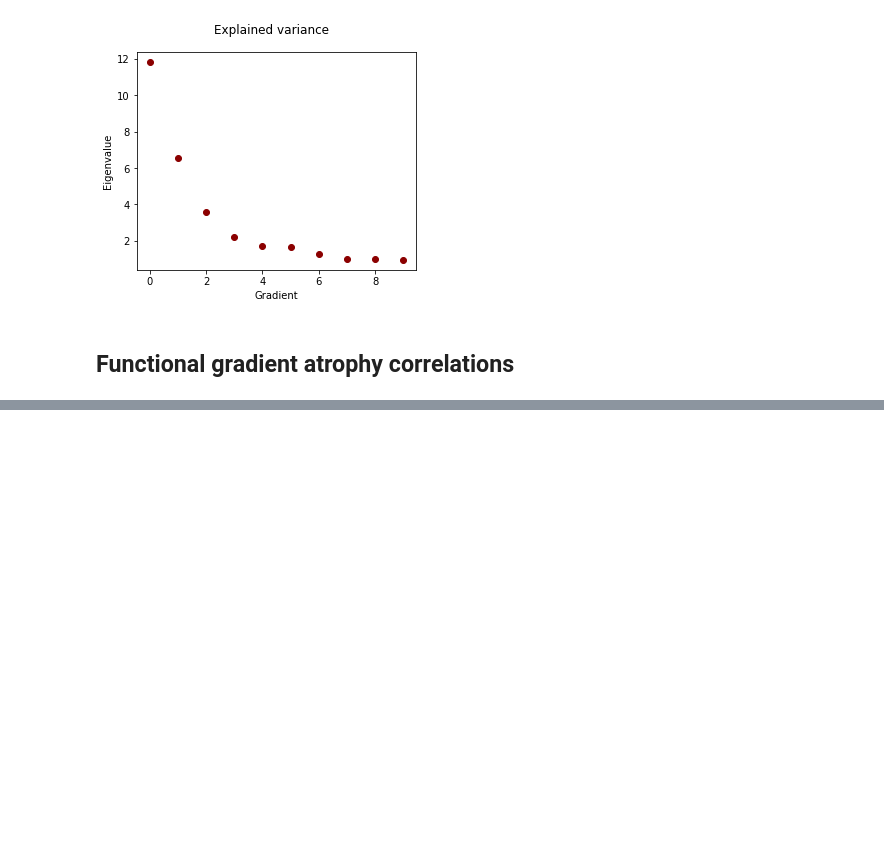
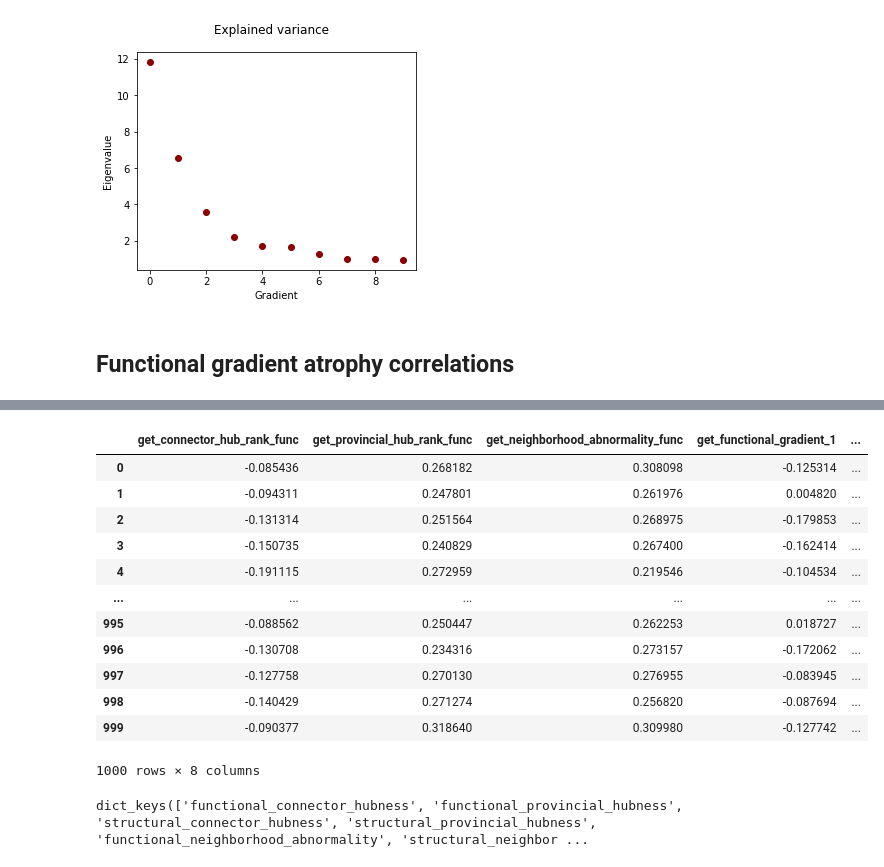
Before and after one commit to csi-hamburg/2022_petersen_aging_ct_connectivity, a Jupyter notebook: spatial_correlation_analysis.ipynb, the cells around one changed output, grey strips where cells are left out. Drawn from its saved outputs; the diff is of its cells as text; code cells hidden in the pictures; blank space fills up the shorter version.

```diff
--- a/spatial_correlation_analysis.ipynb
+++ b/spatial_correlation_analysis.ipynb
@@ -544,0 +438,31 @@ fig.savefig(output_dir/"spatial_correlations/thickbeta_funcgrad.png", dpi=300)
+# %%
+def get_betzel_permuted_scores(i, null_model_array, reference_score, functions):
+
+    null = null_model_array[:,:,i] + null_model_array[:,:,i].T
+
+    import pingouin as pg
+    import pandas as pd
+
+
+    iter_r_dict = dict()
+    iter_score_dict = dict()
+
+    for f in functions:
+
+        score = f(null)
+        iter_score_dict[f.__name__] = score
+
+        print(score.squeeze().shape)
+        print(thickness_beta_schaefer.squeeze().shape)
+
+        iter_r_dict[f.__name__] = pg.corr(score.squeeze(), thickness_beta_schaefer.squeeze(), method='spearman')["r"][0]
+
+    if i % 50 == 0:
+        print(i)
+
+    return iter_r_dict, iter_score_dict
+# %%
+from joblib import Parallel, delayed
+parallel_output_func = Parallel(n_jobs=16)(delayed(get_betzel_permuted_scores)(idx, fc_rewired_nulls, thickness_beta_schaefer, [get_connector_hub_rank, get_provincial_hub_rank, get_neighborhood_abnormality, get_functional_gradient_1, get_functional_gradient_2]) for idx in range(1000))
+# %%
+parallel_output_struc = Parallel(n_jobs=16)(delayed(get_betzel_permuted_scores)(idx, sc_rewired_nulls, thickness_beta_schaefer, [get_connector_hub_rank, get_provincial_hub_rank, get_neighborhood_abnormality]) for idx in range(1000))
@@ -544,0 +483,20 @@ fig.savefig(output_dir/"spatial_correlations/thickbeta_funcgrad.png", dpi=300)
+# %%
+r_dicts_func = [parallel_output_func[idx][0] for idx in range(len(parallel_output_func))]
+r_dicts_struc = [parallel_output_struc[idx][0] for idx in range(len(parallel_output_struc))]
+r_df = pd.DataFrame(r_dicts_func).join(pd.DataFrame(r_dicts_struc), lsuffix="_func", rsuffix="_struc")
+# %%
+r_df
+# %% [output]
+|  | get_connector_hub_rank_func | get_provincial_hub_rank_func | get_neighborhood_abnormality_func | get_functional_gradient_1 | ... |
+| 0 | -0.085436 | 0.268182 | 0.308098 | -0.125314 | ... |
+| 1 | -0.094311 | 0.247801 | 0.261976 | 0.004820 | ... |
+| 2 | -0.131314 | 0.251564 | 0.268975 | -0.179853 | ... |
+| 3 | -0.150735 | 0.240829 | 0.267400 | -0.162414 | ... |
+| 4 | -0.191115 | 0.272959 | 0.219546 | -0.104534 | ... |
+| ... | ... | ... | ... | ... | ... |
+| 995 | -0.088562 | 0.250447 | 0.262253 | 0.018727 | ... |
+| 996 | -0.130708 | 0.234316 | 0.273157 | -0.172062 | ... |
+| 997 | -0.127758 | 0.270130 | 0.276955 | -0.083945 | ... |
+| 998 | -0.140429 | 0.271274 | 0.256820 | -0.087694 | ... |
+| 999 | -0.090377 | 0.318640 | 0.309980 | -0.127742 | ... |
+1000 rows × 8 columns
@@ -544,0 +511,4 @@ fig.savefig(output_dir/"spatial_correlations/thickbeta_funcgrad.png", dpi=300)
+# %%
+result_dictionary.keys()
+# %% [output]
+dict_keys(['functional_connector_hubness', 'functional_provincial_hubness', 'structural_connector_hubness', 'structural_provincial_hubness', 'functional_neighborhood_abnormality', 'structural_neighbor ...
```
Also changed, not shown: parts of 90 cells of this notebook, 1 other file.
